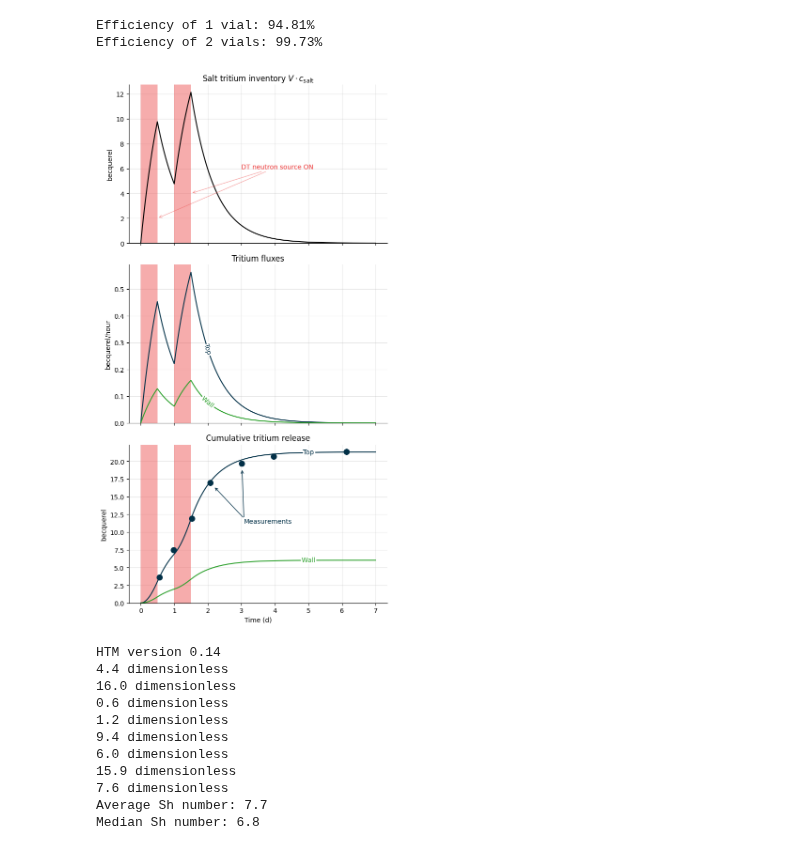
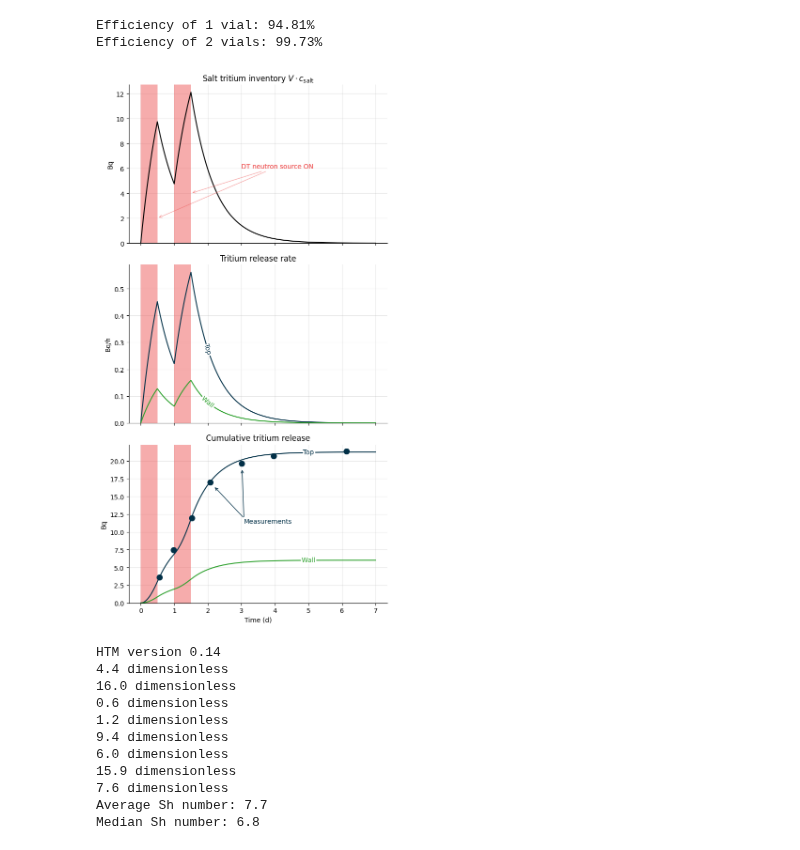
Before and after one commit to LIBRA-project/BABY-100-mL-runs, a Jupyter notebook: baby_run_5.ipynb, the cells around one changed output. Cells and saved outputs as stored; diff of their text form; code cells hidden in the pictures.

```diff
--- a/baby_run_5.ipynb
+++ b/baby_run_5.ipynb
@@ -4,6 +4,8 @@ import matplotlib.pyplot as plt
 from labellines import labelLine, labelLines
 from simple_tritium_transport_model import ureg, quantity_to_activity, activity_to_quantity
 
+ureg.mpl_formatter = "{:~P}"
+
 from baby_run_5 import *
 # %%
 baby_model.run(7 * ureg.day)
@@ -633,7 +636,7 @@ plt.plot(
 )
 
 plt.sca(ax_fluxes)
-plt.title("Tritium fluxes")
+plt.title("Tritium release rate")
 release_top = quantity_to_activity(baby_model.Q_top(baby_model.concentrations)).to(
     ureg.Bq * ureg.s**-1
 )
@@ -702,34 +705,35 @@ ax_inv.annotate(
     xytext=(3 * ureg.days, 6 * ureg.Bq),
     color="#EF5B5B",
     arrowprops=dict(arrowstyle='->', color="#EF5B5B", alpha=0.5),
 )
 
 ax_cumul.annotate(
     "",
     xy=(replacement_times[3], cumulative_values[3]),
     xytext=(replacement_times[3] + 1 * ureg.day, cumulative_values[3] - 5 * ureg.Bq),
     arrowprops=dict(arrowstyle='->', color="#023047", shrinkB=10),
 )
 ax_cumul.annotate(
     "",
     xy=(replacement_times[4], cumulative_values[4]),
     xytext=(replacement_times[3] + 1 * ureg.day, cumulative_values[3] - 5 * ureg.Bq),
     arrowprops=dict(arrowstyle='->', color="#023047", shrinkB=10),
 )
 ax_cumul.annotate(
     "Measurements",
     color="#023047",
     xy=(replacement_times[4], cumulative_values[4]),
     xytext=(replacement_times[3] + 1 * ureg.day, cumulative_values[3] - 5 * ureg.Bq),
     va = "top", ha="left"
 )
 
+
 plt.tight_layout()
 plt.savefig("baby_run_5/basic_model_results.svg")
 plt.savefig("baby_run_5/basic_model_results.pdf")
 plt.show()
 # %% [output]
-[figure, old version]
+[figure, new version]
 # %%
 import h_transport_materials as htm
 print(f"HTM version {htm.__version__}")
```
Also changed, not shown: parts of 7 cells of this notebook, 2 other files.
